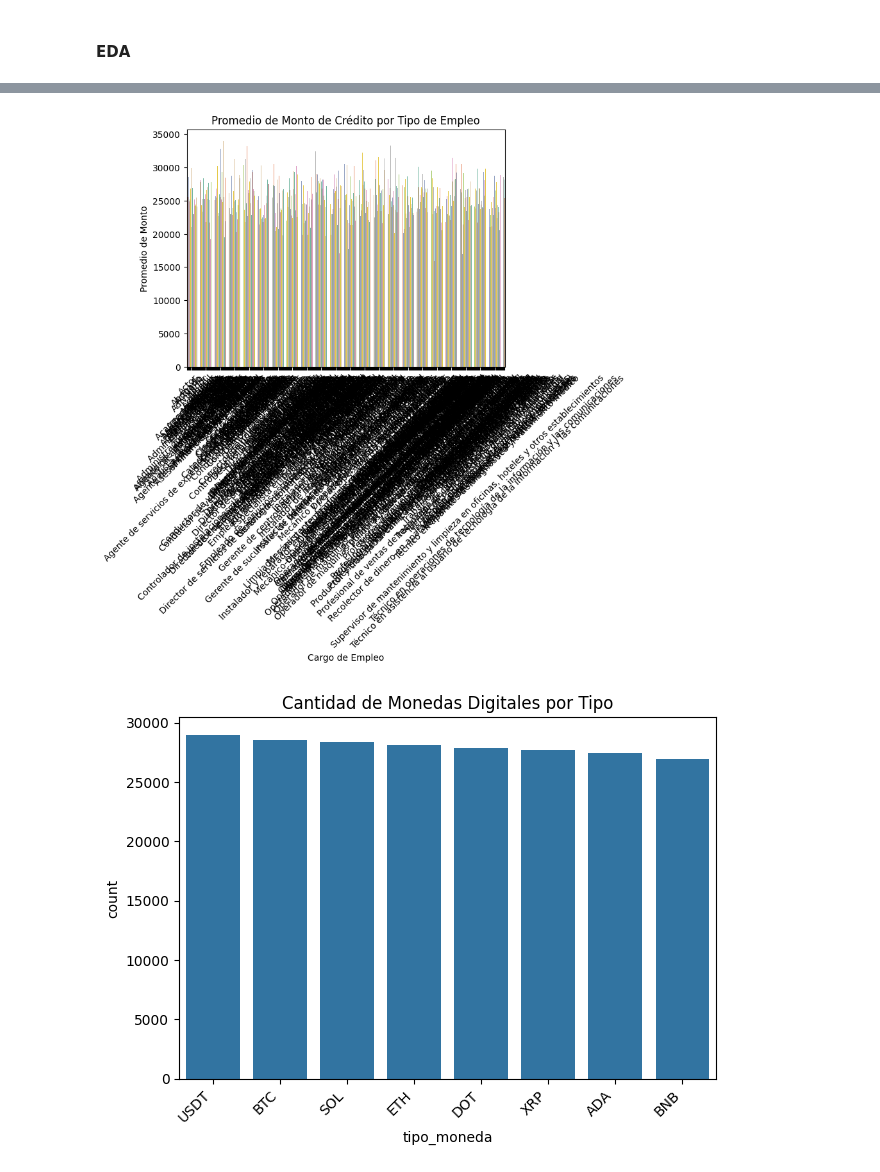
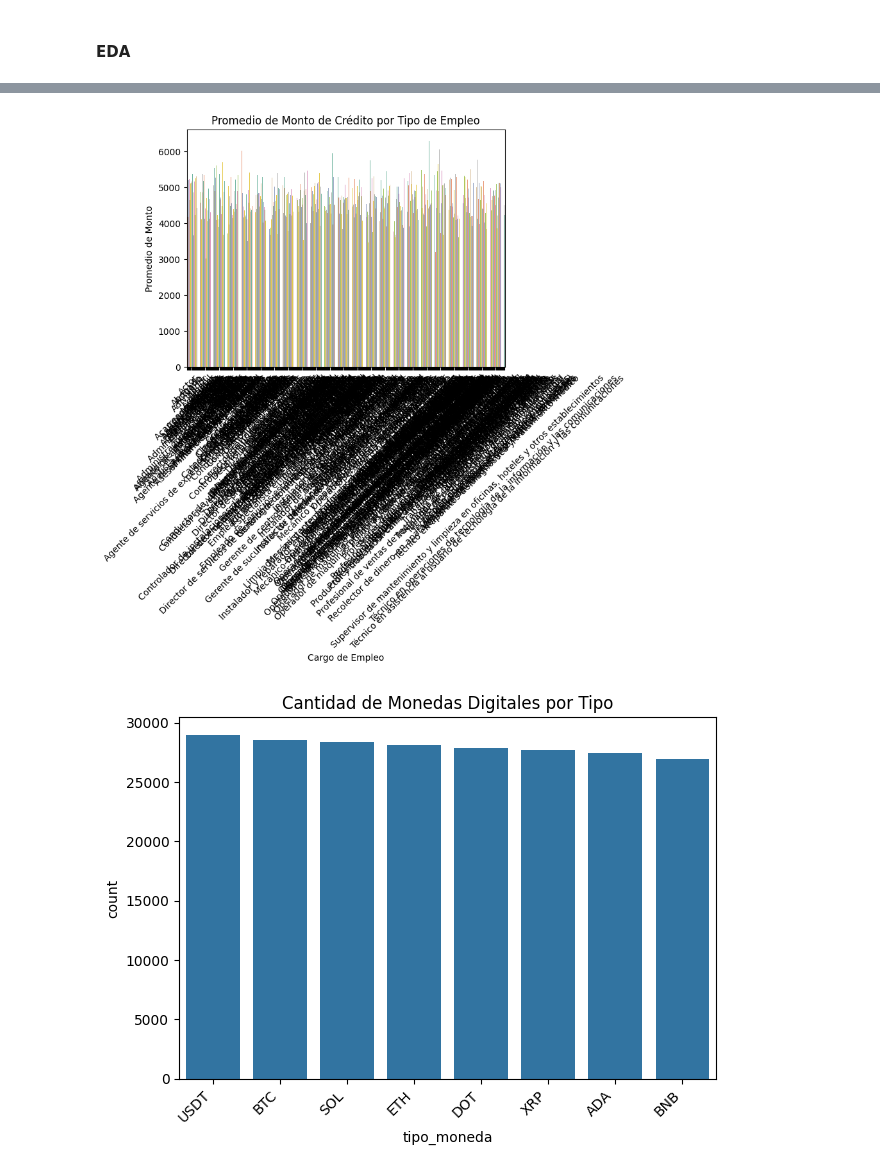
Before and after one commit to vfpomer/banco_creditos, a Jupyter notebook: notebooks/banco_EDA.ipynb, the cells around one changed output, grey strips where cells are left out. Cells and saved outputs as stored; diff of their text form; code cells hidden in the pictures.

```diff
--- a/notebooks/banco_EDA.ipynb
+++ b/notebooks/banco_EDA.ipynb
@@ -373,20 +289,20 @@ plt.show()
 # %%
 # Merge entre los dataframes reales
-creditos_empleo = df_creditos.merge(df_empleos, on='usuario_id')
+creditos_empleo = df_creditos.merge(df_usuarios, on='id')
 
 # Promedio del monto de crédito por tipo de empleo
-promedio_credito = creditos_empleo.groupby('cargo')['monto'].mean().reset_index()
+promedio_credito = creditos_empleo.groupby('profesion')['salario'].mean().reset_index()
 
 # Gráfico de barras
-sns.barplot(data=promedio_credito, x='cargo', y='monto', palette='Set2')
+sns.barplot(data=promedio_credito, x='profesion', y='salario', palette='Set2')
 plt.title("Promedio de Monto de Crédito por Tipo de Empleo")
 plt.xticks(rotation=45)
 plt.ylabel("Promedio de Monto")
 plt.xlabel("Cargo de Empleo")
 plt.tight_layout()
 plt.show()
 # %% [output]
-[figure, old version]
+[figure, new version]
 # %%
 sns.countplot(data=df_monedas,
               x='tipo_moneda',
```
Also changed, not shown: parts of 23 cells of this notebook, 1 other file.
